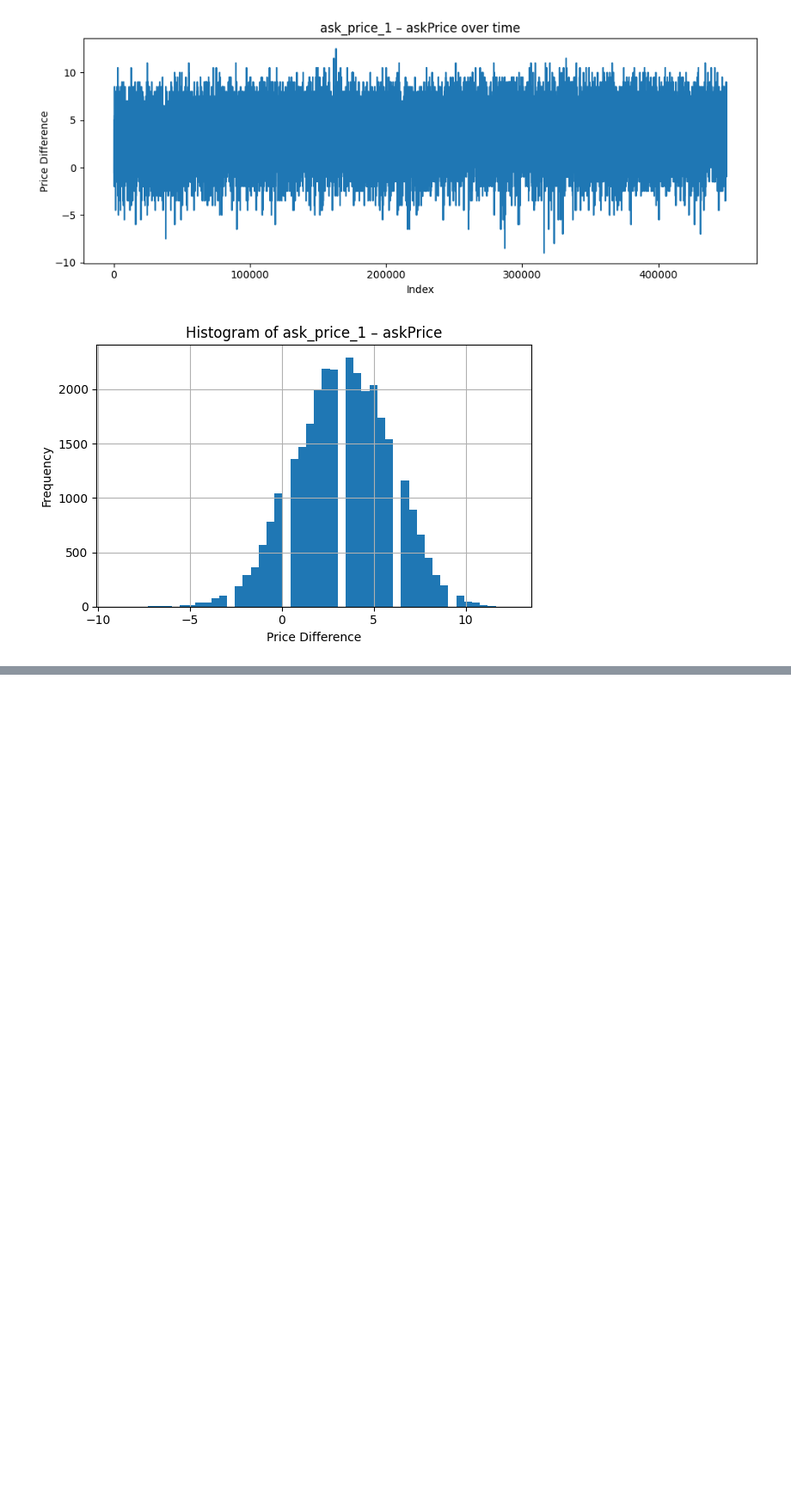
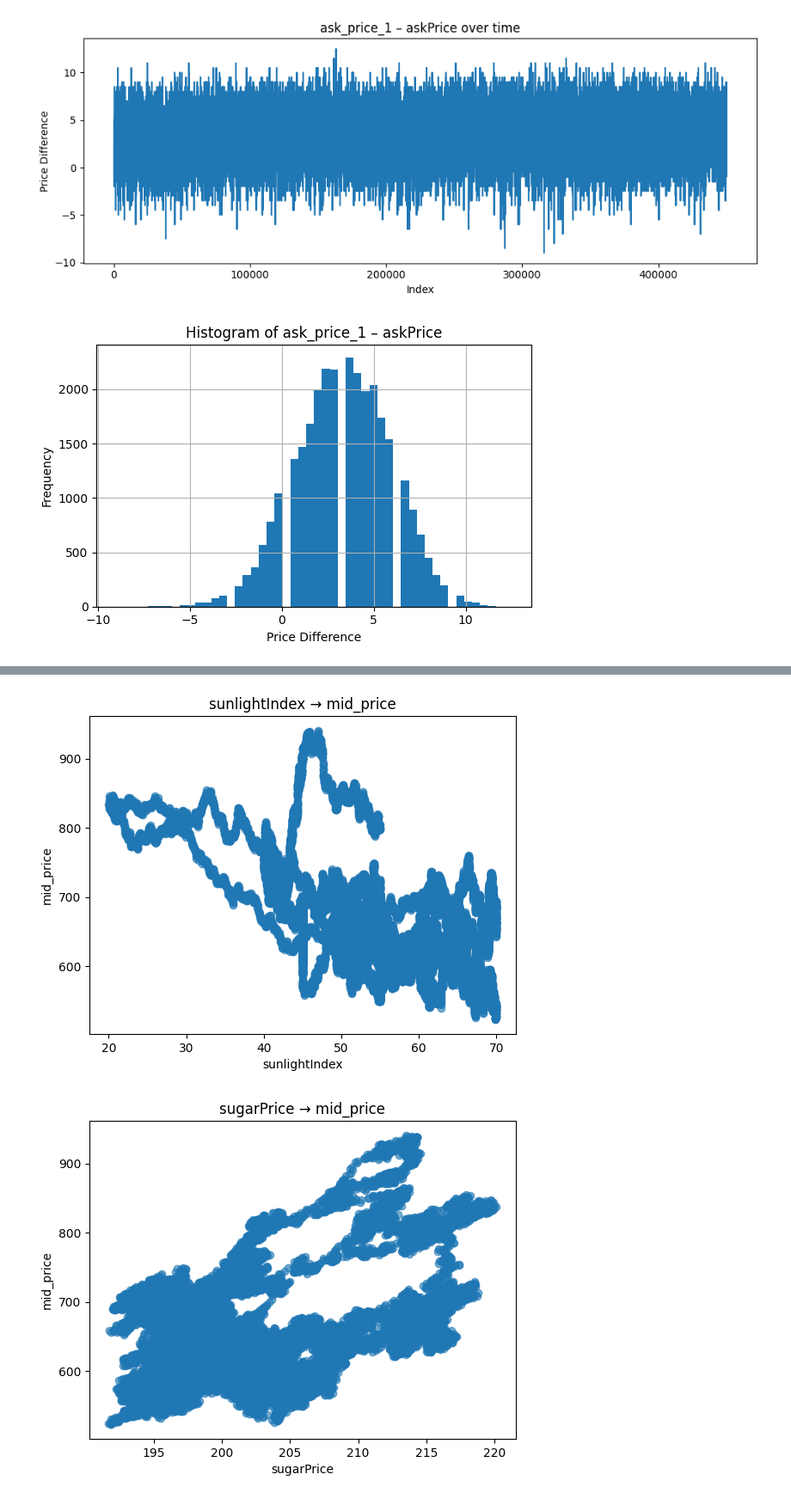
Before and after one commit to UlrichVestuche/IMC-Prosperity-3, a Jupyter notebook: Round_4/Misha/data.ipynb, the cells around one changed output, grey strips where cells are left out. Shown at 86% size. Saved outputs shown, nothing was run; the diff lists cells and outputs as text; code cells hidden in the pictures; blank space fills up the shorter version.

Commit message:
Sunlight Boosts

```diff
--- a/Round_4/Misha/data.ipynb
+++ b/Round_4/Misha/data.ipynb
@@ -766,0 +816,21 @@ plt.show()
+# %%
+import matplotlib.pyplot as plt
+
+driver_cols = [
+    'sunlightIndex',
+    'sugarPrice',
+    'transportFees',
+    'importTariff',
+    'exportTariff'
+]
+
+for col in driver_cols:
+    plt.figure()
+    plt.scatter(df_mac[col], df_mac['mid_price'], alpha=0.6)
+    plt.xlabel(col)
+    plt.ylabel('mid_price')
+    plt.title(f'{col} → mid_price')
+    plt.show()
+# %% [output]
+[figure, added]
+[figure, added]
```
Also changed, not shown: parts of 24 cells of this notebook.
